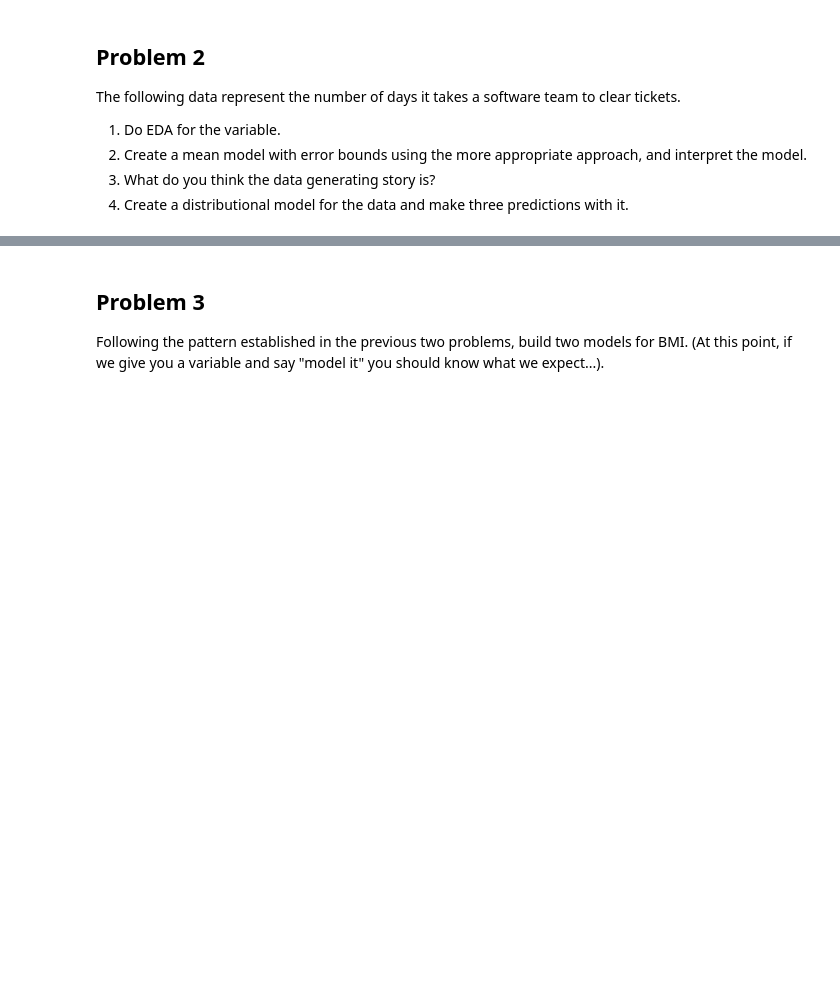
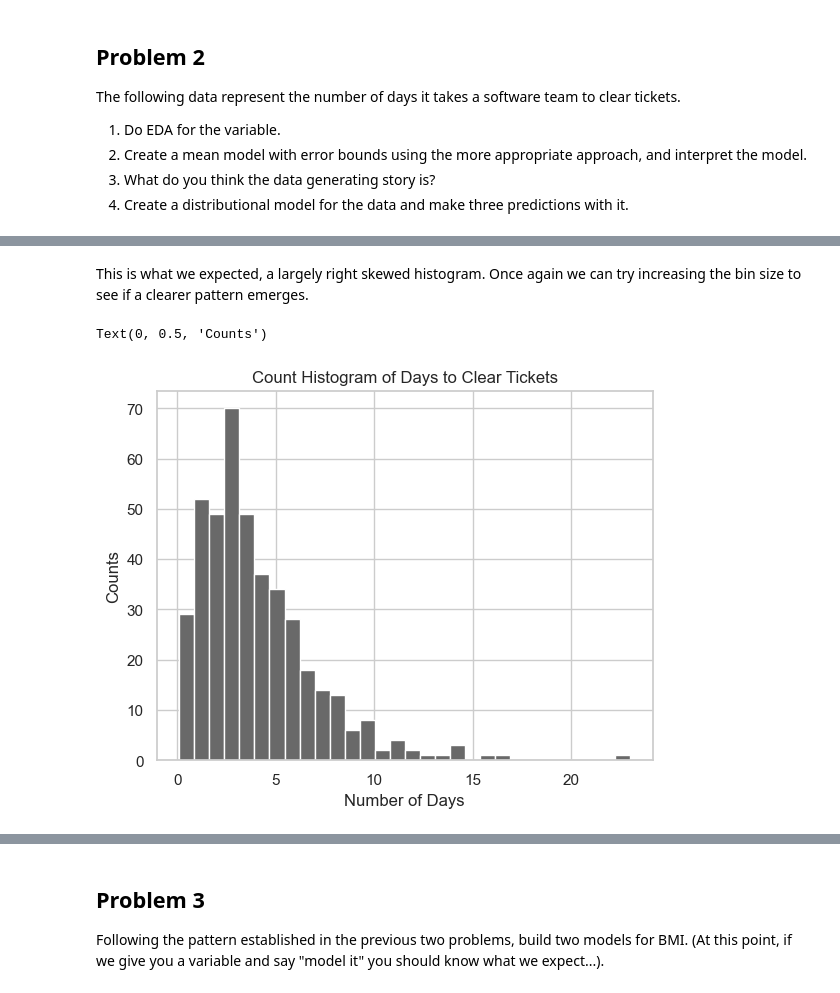
Before and after one commit to ansaridan/jhu-data-engineering-team-5, a Jupyter notebook: Module 6/Lab 6.ipynb, the cells around one changed output, grey strips where cells are left out. Cells and saved outputs as stored; diff of their text form; code cells hidden in the pictures; blank space fills up the shorter version.

```diff
--- a/Module 6/Lab 6.ipynb
+++ b/Module 6/Lab 6.ipynb
@@ -156,0 +287,10 @@ days = [8.0, 3.8, 4.0, 1.6, 2.6, 3.4, 8.7, 4.7, 6.1, 1.9, 6.0, 8.2, 2.7, 6.5, 1.
+# %% [markdown]
+This is what we expected, a largely right skewed histogram. Once again we can try increasing the bin size to see if a clearer pattern emerges.
+# %%
+plt.hist(days, color='dimgray', bins=30)
+plt.title('Count Histogram of Days to Clear Tickets')
+plt.xlabel('Number of Days')
+plt.ylabel('Counts')
+# %% [output]
+Text(0, 0.5, 'Counts')
+[figure, added]
```
Also changed, not shown: parts of 48 cells of this notebook.
